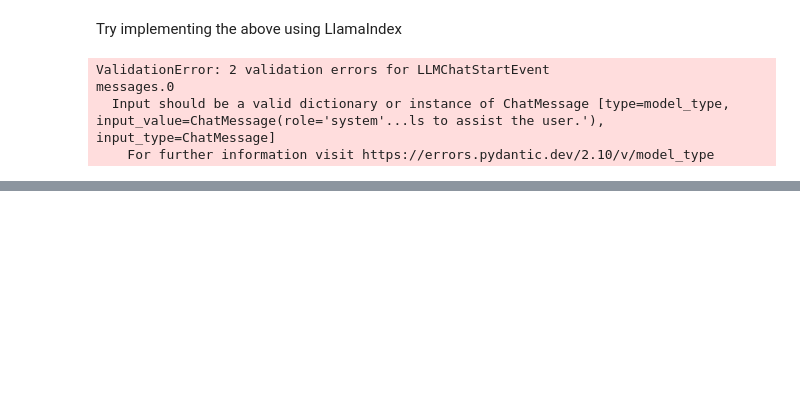
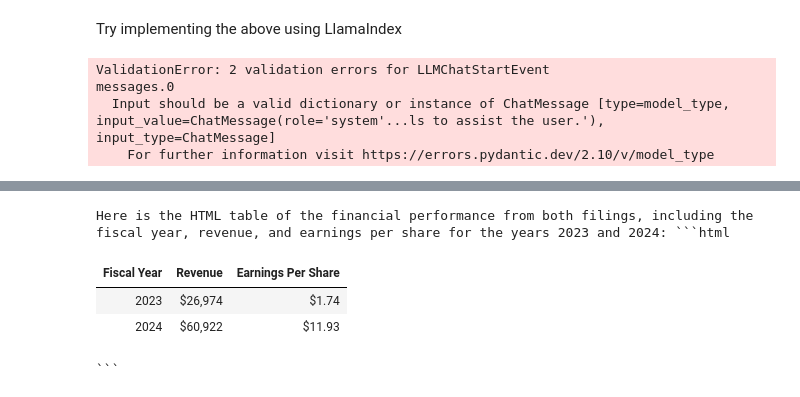
Before and after one commit to sudhirshahu51/RAG, a Jupyter notebook: Query_with_Jamba_llamaindex.ipynb, the cells around one changed output, grey strips where cells are left out. Drawn from its saved outputs; the diff is of its cells as text; code cells hidden in the pictures; blank space fills up the shorter version.

Commit message:
1.  Long Text Quering Using Jamba Model without requiring to Split chunks and use Graph Search.

````diff
--- a/Query_with_Jamba_llamaindex.ipynb
+++ b/Query_with_Jamba_llamaindex.ipynb
@@ -585,0 +591,6 @@ messages.0
+# %%
+## The NVIDIA 10K filing data used in this lesson can be found online here
+## https://www.nasdaq.com/market-activity/stocks/nvda/sec-filings
+
+Filing2023 = open('/content/drive/MyDrive/Colab Notebooks/Data/Nvidia_10K_20240128.txt', 'r', encoding='utf-8').read()
+Filing2024 = open('/content/drive/MyDrive/Colab Notebooks/Data/Nvidia_10K_20230129.txt', 'r', encoding='utf-8').read()
@@ -585,0 +616,23 @@ messages.0
+# %%
+def jamba_chat(query,filing, model="jamba-1.5-large", max_tokens=2000, temperature=0.3):
+
+    system_message="""You are a SEC Filing assistant.
+    Answer questions or performance requested tasks based on provided SEC filing doc in the prompt."""
+    separator="\n\n***************\n\n"
+
+    prompt = f"""Use the following SEC filing: {filing}{separator}
+    Answer the following question based on the context above: {query}"""
+
+    messages = [
+        ChatMessage(role="system", content=system_message),
+        ChatMessage(role="user", content=prompt)
+    ]
+
+    chat_completions = llm.chat(
+        messages=messages,
+        model=model,
+        max_tokens=max_tokens,
+        temperature=temperature
+    )
+
+    return chat_completions.message.blocks[0].text
@@ -585,0 +698,17 @@ messages.0
+# %%
+all_filings = Filing2023 + "\n\n||||||\n\n" + Filing2024
+
+JAMBA_QUERY = """Create an html table of the financial performance
+from both of the filings, including the fiscal year,
+revenue, and earnings per share for year 2023 and 2024."""
+
+response = jamba_chat(JAMBA_QUERY, all_filings)
+
+from IPython.display import display, Markdown, HTML
+display(HTML(response))
+# %% [output]
+Here is the HTML table of the financial performance from both filings, including the fiscal year, revenue, and earnings per share for the years 2023 and 2024: ```html
+| Fiscal Year | Revenue | Earnings Per Share |
+| 2023 | $26,974 | $1.74 |
+| 2024 | $60,922 | $11.93 |
+```
````
Also changed, not shown: parts of 10 cells of this notebook.
